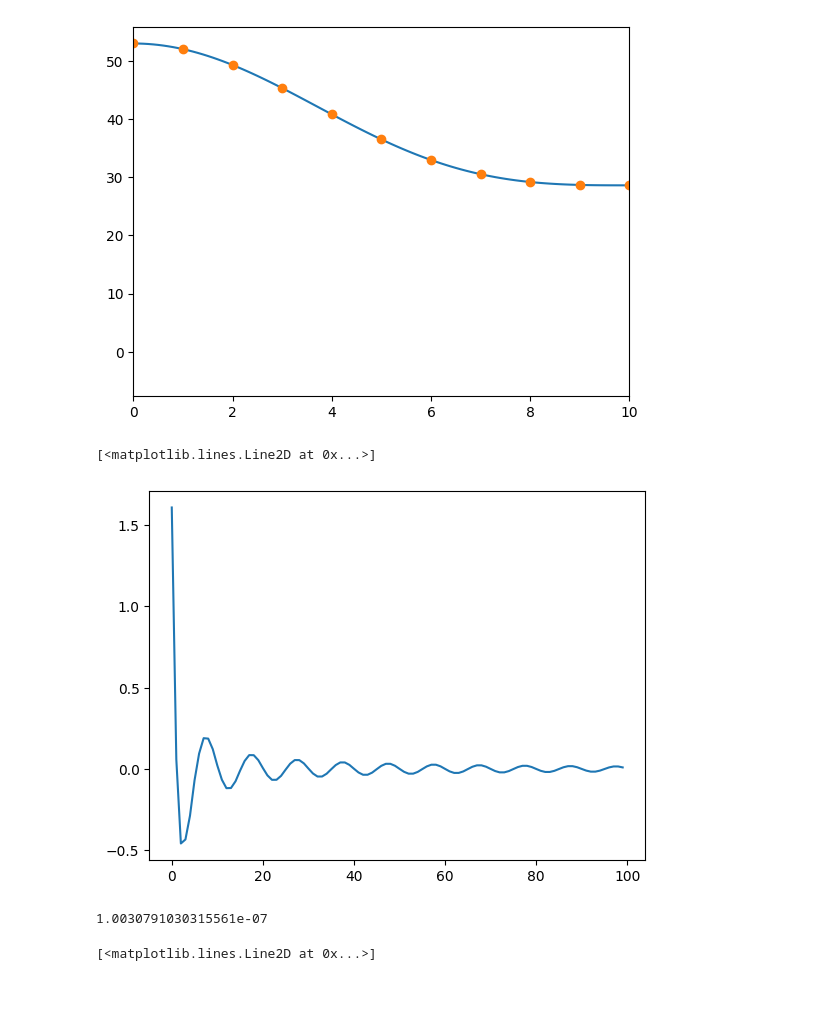
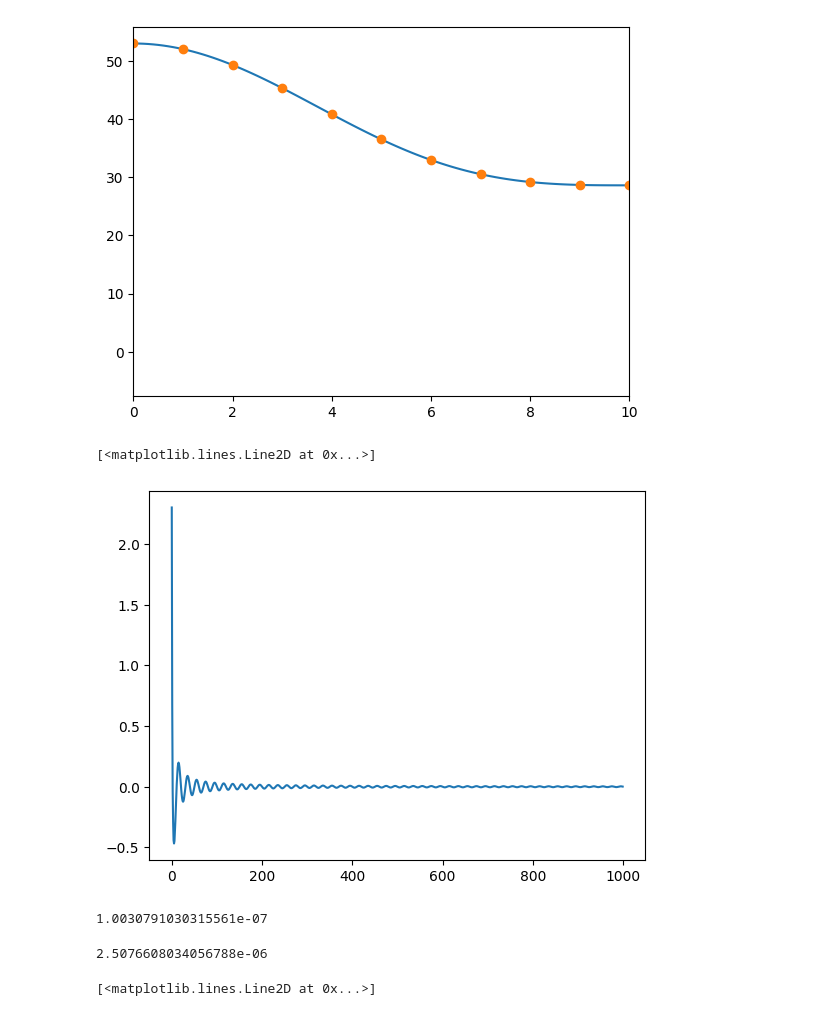
Before and after one commit to mohanagr/braindump, a Jupyter notebook: corr func flicker noise-SVD-data_gen.ipynb, the cells around one changed output. Saved outputs shown, nothing was run; the diff lists cells and outputs as text; code cells hidden in the pictures.

```diff
--- a/corr func flicker noise-SVD-data_gen.ipynb
+++ b/corr func flicker noise-SVD-data_gen.ipynb
@@ -24,7 +24,7 @@ N=2*1000
 taus=np.fft.fftfreq(N)*N
 print(taus)
 f2=0.5
-f1=0.1
+f1=0.05
 print(f1*N,f2*N)
 acf1=get_acf(taus[1:],f1,f2)
 acf1=np.hstack([np.log(f2/f1),acf1])
@@ -66,14 +66,18 @@ plt.xlim(0,10)
 # %%
 ps=np.fft.rfft(acf1-np.mean(acf1))
 # %%
-plt.plot(acf1[:100])
+plt.plot(acf1[:1000])
 # %% [output]
 [<matplotlib.lines.Line2D at 0x...>]
-[figure, old version]
+[figure, new version]
 # %%
 acf1[N//2]
 # %% [output]
 1.0030791030315561e-07
+# %%
+acf1[N//2]
+# %% [output]
+2.5076608034056788e-06
 # %%
 plt.loglog(np.abs(ps))
 # %% [output]
```
Also changed, not shown: parts of 10 cells of this notebook, 1 other file.
